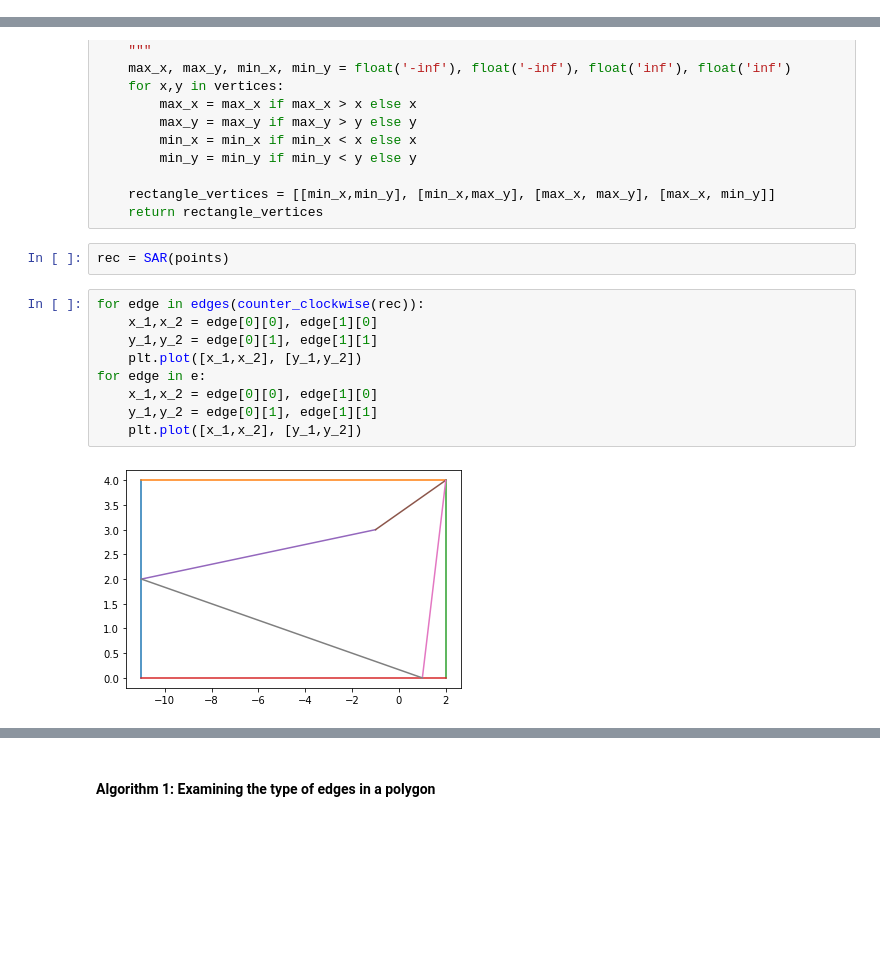
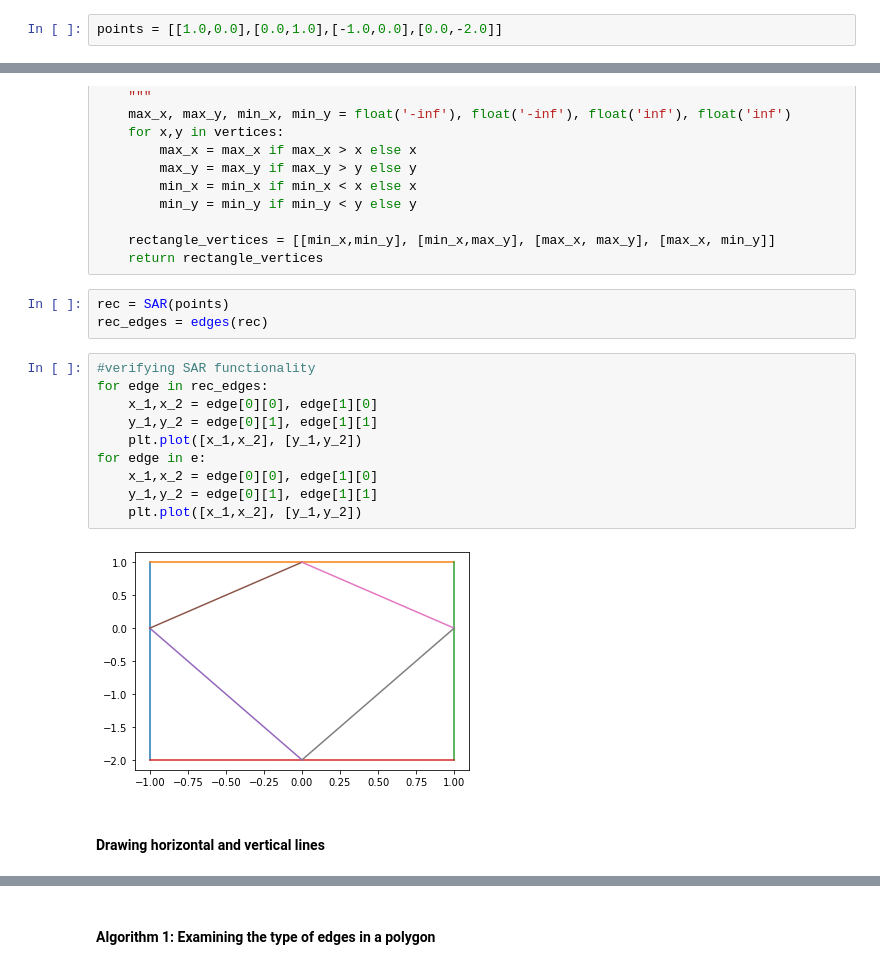
Before and after one commit to oortega20/CS294-final_project, a Jupyter notebook: inscribing_rectangle.ipynb, the cells around one changed output, grey strips where cells are left out. Drawn from its saved outputs; the diff is of its cells as text; blank space fills up the shorter version.

```diff
--- a/inscribing_rectangle.ipynb
+++ b/inscribing_rectangle.ipynb
@@ -56,3 +84,5 @@ points = [[1,0],[-11,2],[-1,3],[2,4]]
+# %%
+points = [[1.0,0.0],[0.0,1.0],[-1.0,0.0],[0.0,-2.0]]
 # %%
 e = edges(counter_clockwise(points))
 e
@@ -84,14 +117,18 @@ def SAR(vertices):
     return rectangle_vertices
 # %%
 rec = SAR(points)
+rec_edges = edges(rec)
 # %%
-for edge in edges(counter_clockwise(rec)):
+#verifying SAR functionality
+for edge in rec_edges:
     x_1,x_2 = edge[0][0], edge[1][0]
     y_1,y_2 = edge[0][1], edge[1][1]
     plt.plot([x_1,x_2], [y_1,y_2])
 for edge in e:
     x_1,x_2 = edge[0][0], edge[1][0]
     y_1,y_2 = edge[0][1], edge[1][1]
     plt.plot([x_1,x_2], [y_1,y_2])
 # %% [output]
-[figure, old version]
+[figure, new version]
+# %% [markdown]
+#### Drawing horizontal and vertical lines
```
Also changed, not shown: parts of 11 cells of this notebook.
